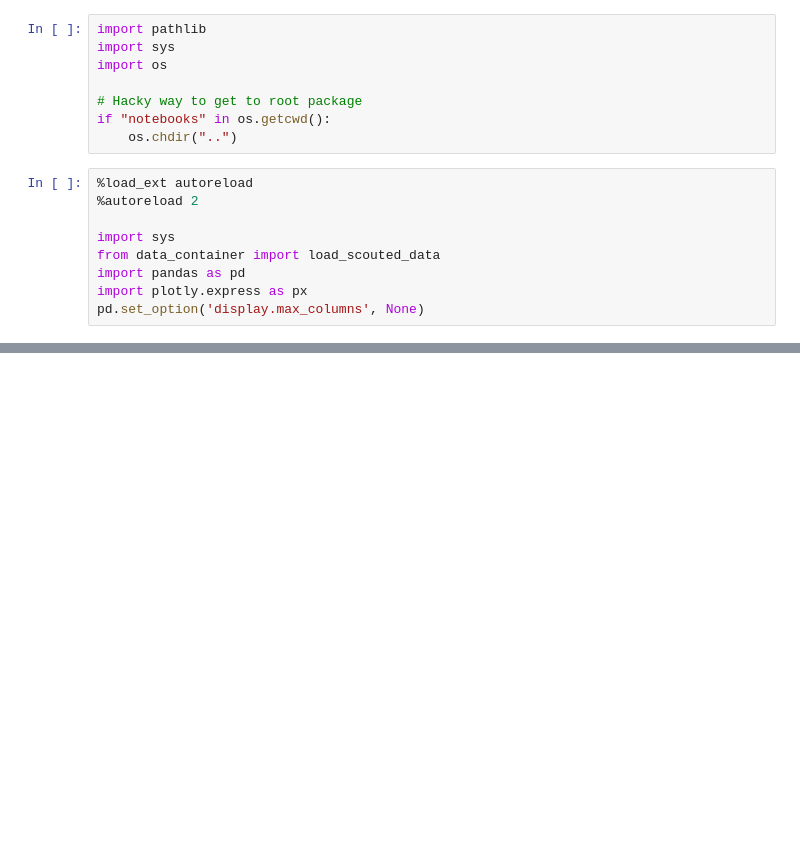
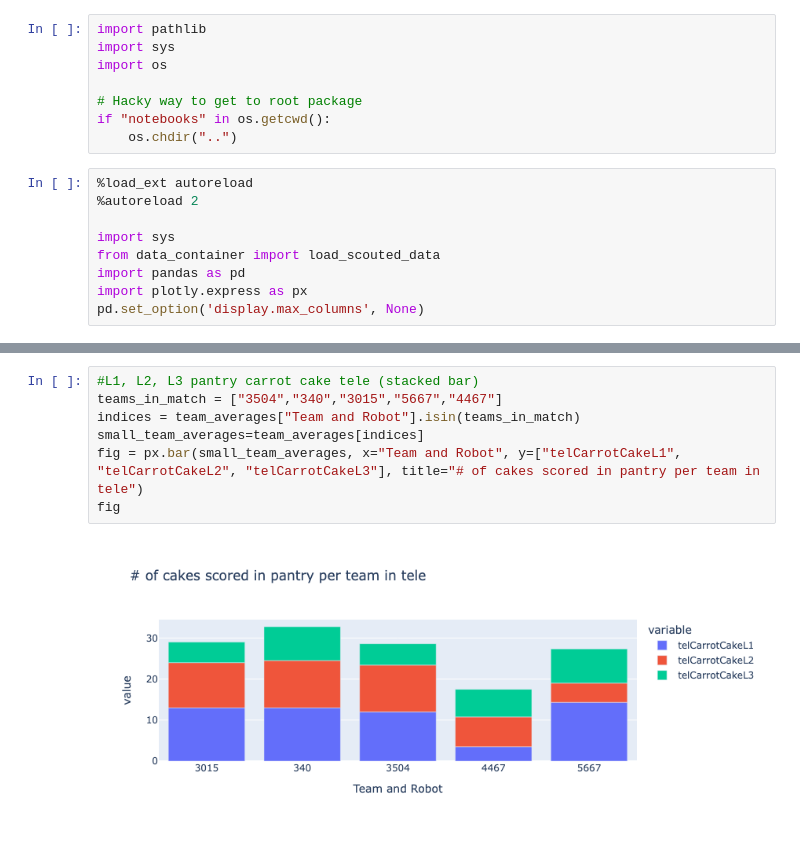
Before and after one commit to GirlsOfSteelRobotics/2026BunnyBotsScouting, a Jupyter notebook: notebooks/jinjin.ipynb, the cells around one changed output, grey strips where cells are left out. Saved outputs shown, nothing was run; the diff lists cells and outputs as text; blank space fills up the shorter version.

```diff
--- a/notebooks/jinjin.ipynb
+++ b/notebooks/jinjin.ipynb
@@ -30,3 +70,12 @@ fig
+# %%
+#L1, L2, L3 pantry carrot cake tele (stacked bar)
+teams_in_match = ["3504","340","3015","5667","4467"]
+indices = team_averages["Team and Robot"].isin(teams_in_match)
+small_team_averages=team_averages[indices]
+fig = px.bar(small_team_averages, x="Team and Robot", y=["telCarrotCakeL1", "telCarrotCakeL2", "telCarrotCakeL3"], title="# of cakes scored in pantry per team in tele")
+fig
+# %% [output]
+[figure, added]
 # %%
 #L1, L2, L3 pantry carrot cake auto (stacked bar)
 teams_in_match = ["3504","340","3015","5667","4467"]
```
Also changed, not shown: parts of 16 cells of this notebook, 2 other files.
